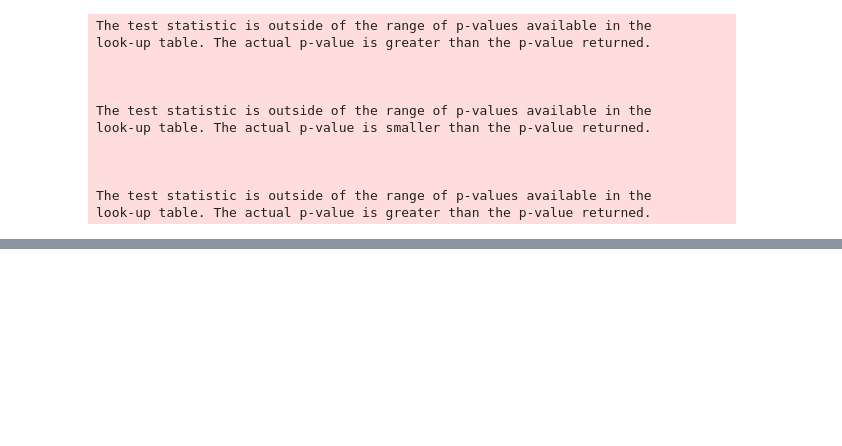
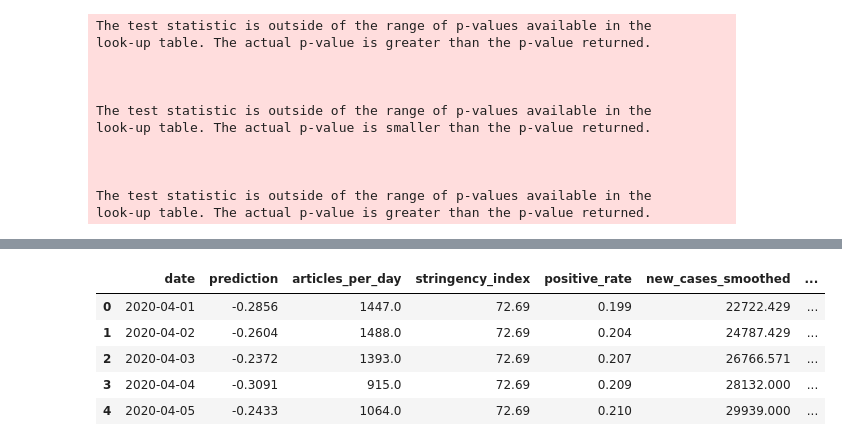
Before and after one commit to GabeNicholson/covid-news, a Jupyter notebook: covid_dash.ipynb, the cells around one changed output, grey strips where cells are left out. Saved outputs shown, nothing was run; the diff lists cells and outputs as text; code cells hidden in the pictures; blank space fills up the shorter version.

```diff
--- a/covid_dash.ipynb
+++ b/covid_dash.ipynb
@@ -180,3 +189,12 @@ df.diff().corr('spearman').round(2)
 | new_cases | 0.10 | 0.16 | -0.03 | 0.07 | 0.20 | ... |
 | smoothed_prediction | 0.28 | 0.27 | -0.03 | -0.15 | -0.06 | ... |
 | smoothed_articles_per_day | 0.21 | 0.67 | -0.00 | 0.09 | 0.08 | ... |
+# %%
+df.head()
+# %% [output]
+|  | date | prediction | articles_per_day | stringency_index | positive_rate | new_cases_smoothed | ... |
+| 0 | 2020-04-01 | -0.2856 | 1447.0 | 72.69 | 0.199 | 22722.429 | ... |
+| 1 | 2020-04-02 | -0.2604 | 1488.0 | 72.69 | 0.204 | 24787.429 | ... |
+| 2 | 2020-04-03 | -0.2372 | 1393.0 | 72.69 | 0.207 | 26766.571 | ... |
+| 3 | 2020-04-04 | -0.3091 | 915.0 | 72.69 | 0.209 | 28132.000 | ... |
+| 4 | 2020-04-05 | -0.2433 | 1064.0 | 72.69 | 0.210 | 29939.000 | ... |
```
Also changed, not shown: parts of 4 cells of this notebook, 2 other files.
